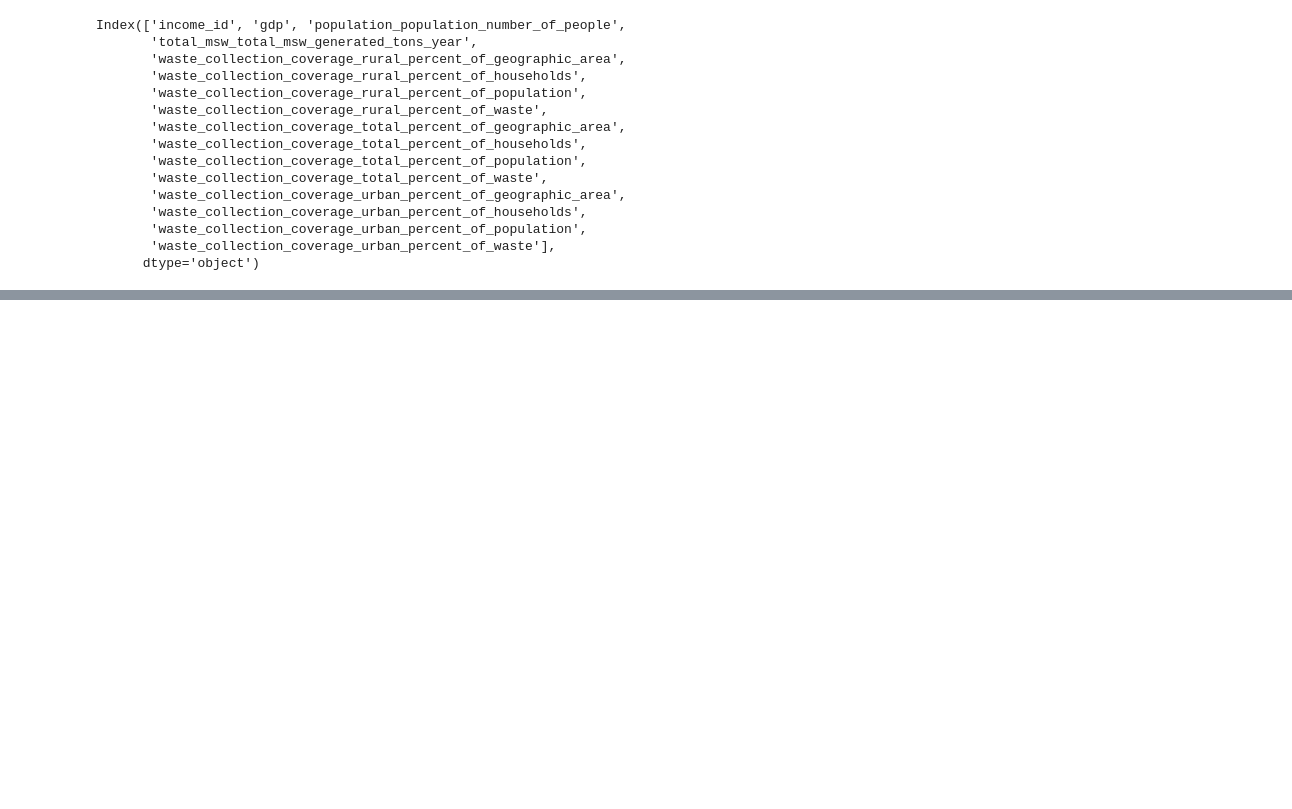
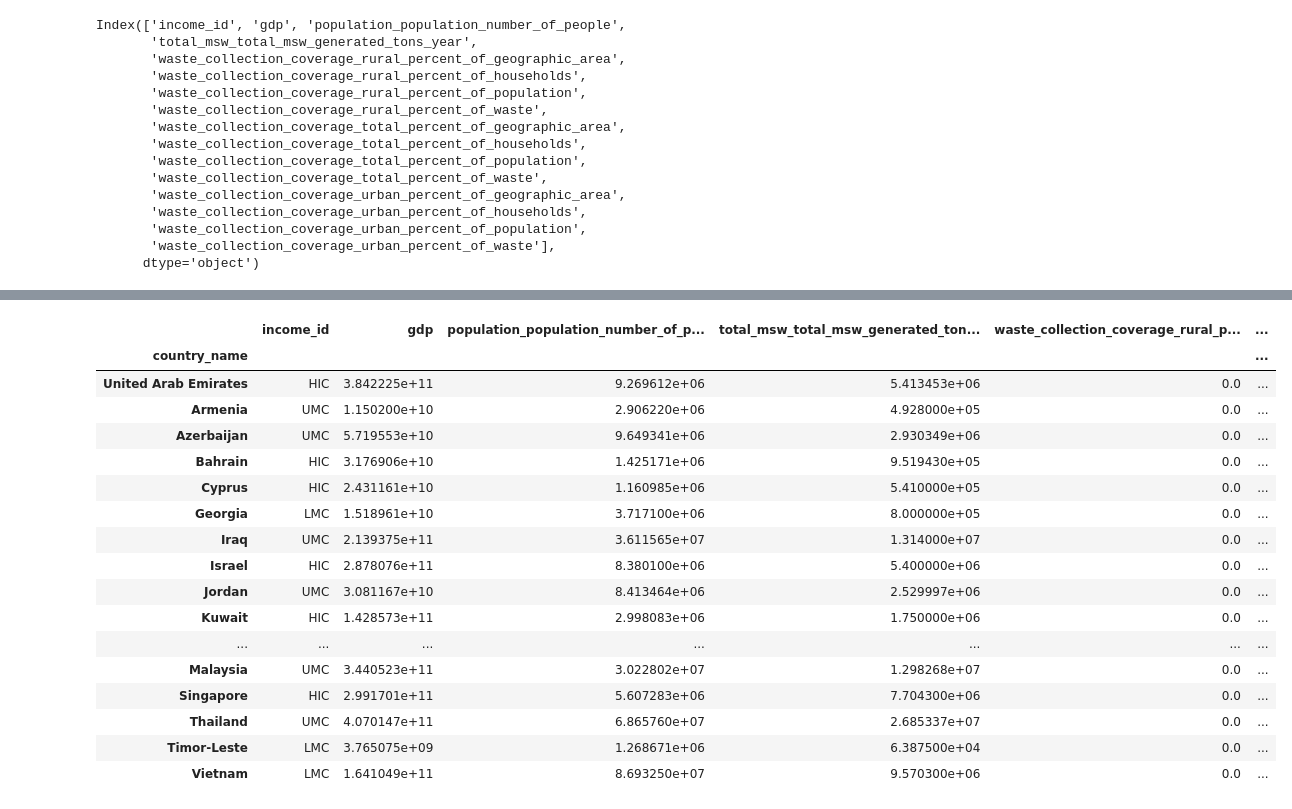
Before and after one commit to ShilpaMuralidhar/WasteManagement, a Jupyter notebook: Data_Science/Waste_Collection.ipynb, the cells around one changed output, grey strips where cells are left out. Saved outputs shown, nothing was run; the diff lists cells and outputs as text; code cells hidden in the pictures; blank space fills up the shorter version.

```diff
--- a/Data_Science/Waste_Collection.ipynb
+++ b/Data_Science/Waste_Collection.ipynb
@@ -108,0 +245,49 @@ plt.show()
+# %%
+North_Asia = Collection.loc[country_data_df['country_name'].isin(['Russia', 'Siberia'])].set_index('country_name')
+
+West_Asia = Collection.loc[country_data_df['country_name'] .\
+            isin(['Armenia', 'Azerbaijan', 'Bahrain', 'Cyprus', 'Georgia','Iran', 'Iraq', 'Israel',
+                  'Jordan','Kuwait', 'Lebanon', 'Omar', 'Qatar', 'Saudi Arabia', 'State of Palestine',
+                  'Turkey', 'United Arab Emirates', 'Yemen'])].set_index('country_name')
+
+Central_Asia = Collection.loc[country_data_df['country_name'] .\
+            isin(['Afghanistan', 'Khazakstan', 'Kyrgyzstan', 'Tajikistan', 'Turkmenistan',
+                    'Uzbekistan'])].set_index('country_name')
+
+East_Asia = Collection.loc[country_data_df['country_name'] .\
+            isin(['China', 'Hong Kong SAR, China', 'Macao SAR, China', 'Japan', 'Korea(North)', 'Korea(South)',
+                 'Mongolia', 'Taiwan', 'Korea, Rep.'])].set_index('country_name')
+
+
+South_Asia = Collection.loc[country_data_df['country_name'] .\
+            isin(['Bangladesh', 'Bhutan', 'India', 'Maldives', 'Nepal', 'Pakistan', 'Srilanka'])].set_index('country_name')
+
+Southeast_Asia = Collection.loc[country_data_df['country_name'] .\
+            isin(['Brunei Darussalam', 'Cambodia', 'Indonesia', 'Lao PDR', 'Malaysia', 'Myanmar', 'Phillipiness',
+                  'Singapore', 'Thailand', 'Timor-Leste', 'Vietnam'])].set_index('country_name')
+Southeast_Asia
+
+
+Asia = [North_Asia, West_Asia, Central_Asia, East_Asia, South_Asia, Southeast_Asia]
+df_Asia = pd.concat(Asia)
+df_Asia.fillna(0)
+#df_Asia.drop('default_rank', axis=1)
+# %% [output]
+|  | income_id | gdp | population_population_number_of_p... | total_msw_total_msw_generated_ton... | waste_collection_coverage_rural_p... | ... |
+| country_name |  |  |  |  |  | ... |
+| United Arab Emirates | HIC | 3.842225e+11 | 9.269612e+06 | 5.413453e+06 | 0.0 | ... |
+| Armenia | UMC | 1.150200e+10 | 2.906220e+06 | 4.928000e+05 | 0.0 | ... |
+| Azerbaijan | UMC | 5.719553e+10 | 9.649341e+06 | 2.930349e+06 | 0.0 | ... |
+| Bahrain | HIC | 3.176906e+10 | 1.425171e+06 | 9.519430e+05 | 0.0 | ... |
+| Cyprus | HIC | 2.431161e+10 | 1.160985e+06 | 5.410000e+05 | 0.0 | ... |
+| Georgia | LMC | 1.518961e+10 | 3.717100e+06 | 8.000000e+05 | 0.0 | ... |
+| Iraq | UMC | 2.139375e+11 | 3.611565e+07 | 1.314000e+07 | 0.0 | ... |
+| Israel | HIC | 2.878076e+11 | 8.380100e+06 | 5.400000e+06 | 0.0 | ... |
+| Jordan | UMC | 3.081167e+10 | 8.413464e+06 | 2.529997e+06 | 0.0 | ... |
+| Kuwait | HIC | 1.428573e+11 | 2.998083e+06 | 1.750000e+06 | 0.0 | ... |
+| ... | ... | ... | ... | ... | ... | ... |
+| Malaysia | UMC | 3.440523e+11 | 3.022802e+07 | 1.298268e+07 | 0.0 | ... |
+| Singapore | HIC | 2.991701e+11 | 5.607283e+06 | 7.704300e+06 | 0.0 | ... |
+| Thailand | UMC | 4.070147e+11 | 6.865760e+07 | 2.685337e+07 | 0.0 | ... |
+| Timor-Leste | LMC | 3.765075e+09 | 1.268671e+06 | 6.387500e+04 | 0.0 | ... |
+| Vietnam | LMC | 1.641049e+11 | 8.693250e+07 | 9.570300e+06 | 0.0 | ... |
```
Also changed, not shown: parts of 8 cells of this notebook, 1 other file.
